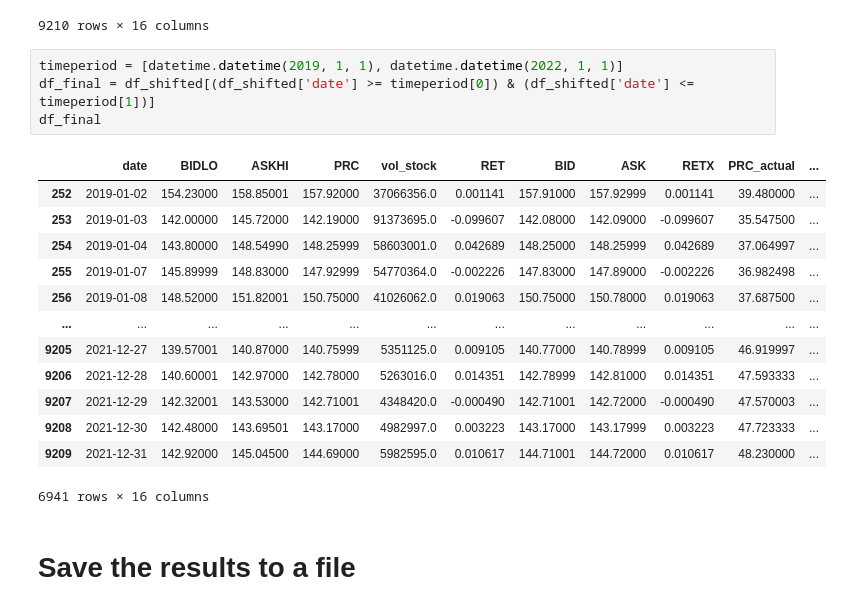
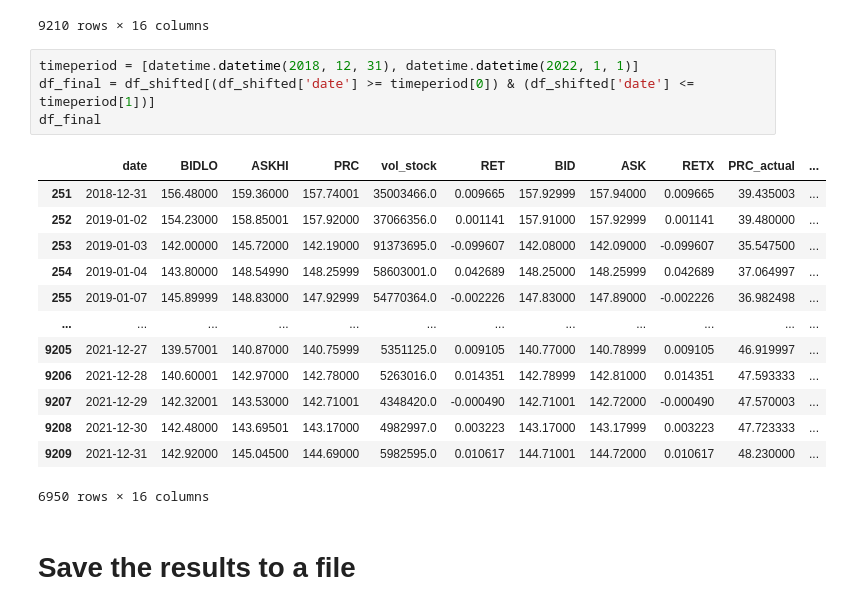
Before and after one commit to Spipers/FinalThesisQF, a Jupyter notebook: Notebooks/updated_version/Stock_data_compression_new.ipynb, the cells around one changed output. Saved outputs shown, nothing was run; the diff lists cells and outputs as text.

```diff
--- a/Notebooks/updated_version/Stock_data_compression_new.ipynb
+++ b/Notebooks/updated_version/Stock_data_compression_new.ipynb
@@ -280,23 +284,23 @@ df_shifted
 | 9209 | 2021-12-31 | 142.92000 | 145.04500 | 144.69000 | 5982595.0 | 0.010617 | 144.71001 | 144.72000 | 0.010617 | 48.230000 | ... |
 9210 rows × 16 columns
 # %%
-timeperiod = [datetime.datetime(2019, 1, 1), datetime.datetime(2022, 1, 1)]
+timeperiod = [datetime.datetime(2018, 12, 31), datetime.datetime(2022, 1, 1)]
 df_final = df_shifted[(df_shifted['date'] >= timeperiod[0]) & (df_shifted['date'] <= timeperiod[1])]
 df_final
 # %% [output]
 |  | date | BIDLO | ASKHI | PRC | vol_stock | RET | BID | ASK | RETX | PRC_actual | ... |
+| 251 | 2018-12-31 | 156.48000 | 159.36000 | 157.74001 | 35003466.0 | 0.009665 | 157.92999 | 157.94000 | 0.009665 | 39.435003 | ... |
 | 252 | 2019-01-02 | 154.23000 | 158.85001 | 157.92000 | 37066356.0 | 0.001141 | 157.91000 | 157.92999 | 0.001141 | 39.480000 | ... |
 | 253 | 2019-01-03 | 142.00000 | 145.72000 | 142.19000 | 91373695.0 | -0.099607 | 142.08000 | 142.09000 | -0.099607 | 35.547500 | ... |
 | 254 | 2019-01-04 | 143.80000 | 148.54990 | 148.25999 | 58603001.0 | 0.042689 | 148.25000 | 148.25999 | 0.042689 | 37.064997 | ... |
 | 255 | 2019-01-07 | 145.89999 | 148.83000 | 147.92999 | 54770364.0 | -0.002226 | 147.83000 | 147.89000 | -0.002226 | 36.982498 | ... |
-| 256 | 2019-01-08 | 148.52000 | 151.82001 | 150.75000 | 41026062.0 | 0.019063 | 150.75000 | 150.78000 | 0.019063 | 37.687500 | ... |
 | ... | ... | ... | ... | ... | ... | ... | ... | ... | ... | ... | ... |
 | 9205 | 2021-12-27 | 139.57001 | 140.87000 | 140.75999 | 5351125.0 | 0.009105 | 140.77000 | 140.78999 | 0.009105 | 46.919997 | ... |
 | 9206 | 2021-12-28 | 140.60001 | 142.97000 | 142.78000 | 5263016.0 | 0.014351 | 142.78999 | 142.81000 | 0.014351 | 47.593333 | ... |
 | 9207 | 2021-12-29 | 142.32001 | 143.53000 | 142.71001 | 4348420.0 | -0.000490 | 142.71001 | 142.72000 | -0.000490 | 47.570003 | ... |
 | 9208 | 2021-12-30 | 142.48000 | 143.69501 | 143.17000 | 4982997.0 | 0.003223 | 143.17000 | 143.17999 | 0.003223 | 47.723333 | ... |
 | 9209 | 2021-12-31 | 142.92000 | 145.04500 | 144.69000 | 5982595.0 | 0.010617 | 144.71001 | 144.72000 | 0.010617 | 48.230000 | ... |
-6941 rows × 16 columns
+6950 rows × 16 columns
 # %% [markdown]
 # Save the results to a file
 # %%
```
Also changed, not shown: parts of 1 cell of this notebook, 3 other files.
